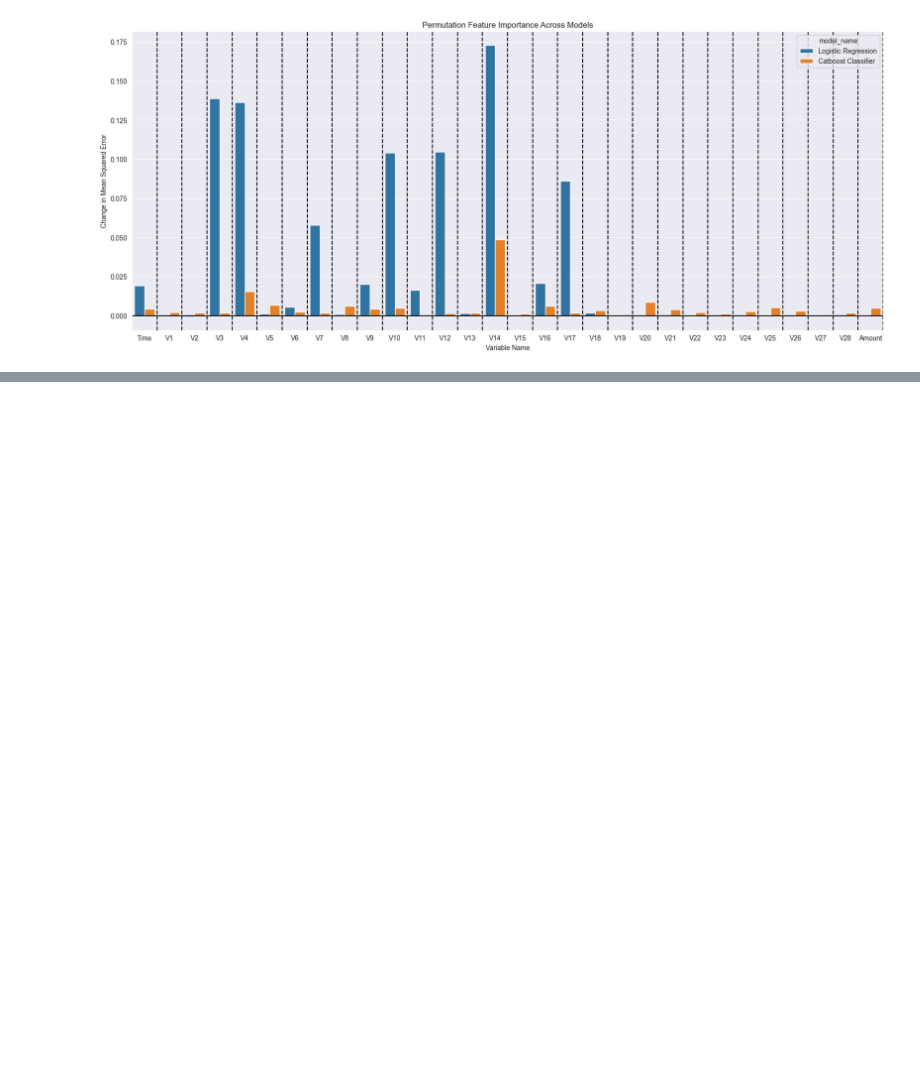
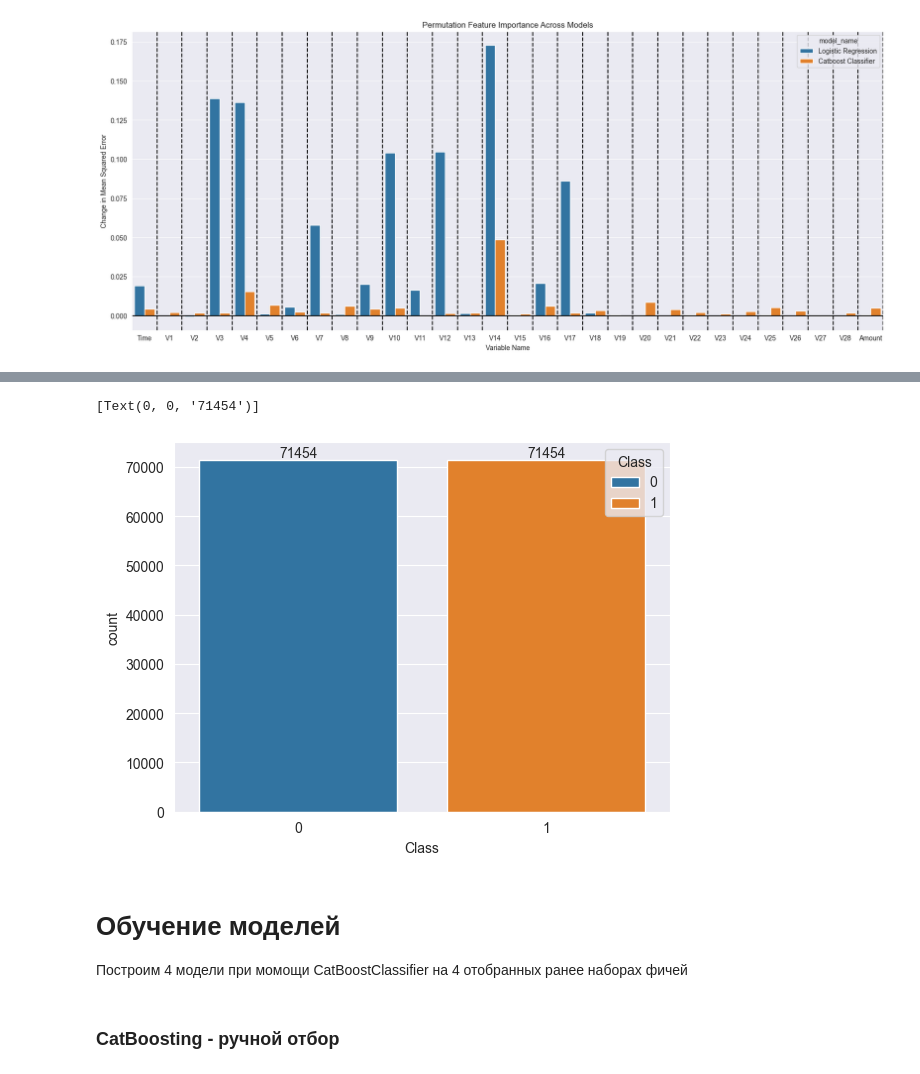
Before and after one commit to KirillPogranichny/ml-fefu-course, a Jupyter notebook: XGBoost.ipynb, the cells around one changed output, grey strips where cells are left out. Drawn from its saved outputs; the diff is of its cells as text; code cells hidden in the pictures; blank space fills up the shorter version.

```diff
--- a/XGBoost.ipynb
+++ b/XGBoost.ipynb
@@ -278,0 +290,5 @@ Text(0, 0.5, 'Change in Mean Squared Error')
+# %%
+train = pd.concat([X_train_resampled, y_train_resampled], axis=1)
+test = pd.concat([X_test_resampled, y_test_resampled], axis=1)
+df_balanced = pd.concat([train, test], axis=0)
+display(df_balanced)
@@ -278,0 +311,12 @@ Text(0, 0.5, 'Change in Mean Squared Error')
+# %%
+ax = sns.countplot(x='Class', data=df_balanced, hue='Class')
+ax.bar_label(ax.containers[0])
+ax.bar_label(ax.containers[1])
+# %% [output]
+[Text(0, 0, '71454')]
+[figure, added]
+# %% [markdown]
+# Обучение моделей
+Построим 4 модели при момощи CatBoostClassifier на 4 отобранных ранее наборах фичей
+# %% [markdown]
+### CatBoosting - ручной отбор
```
Also changed, not shown: parts of 13 cells of this notebook.
